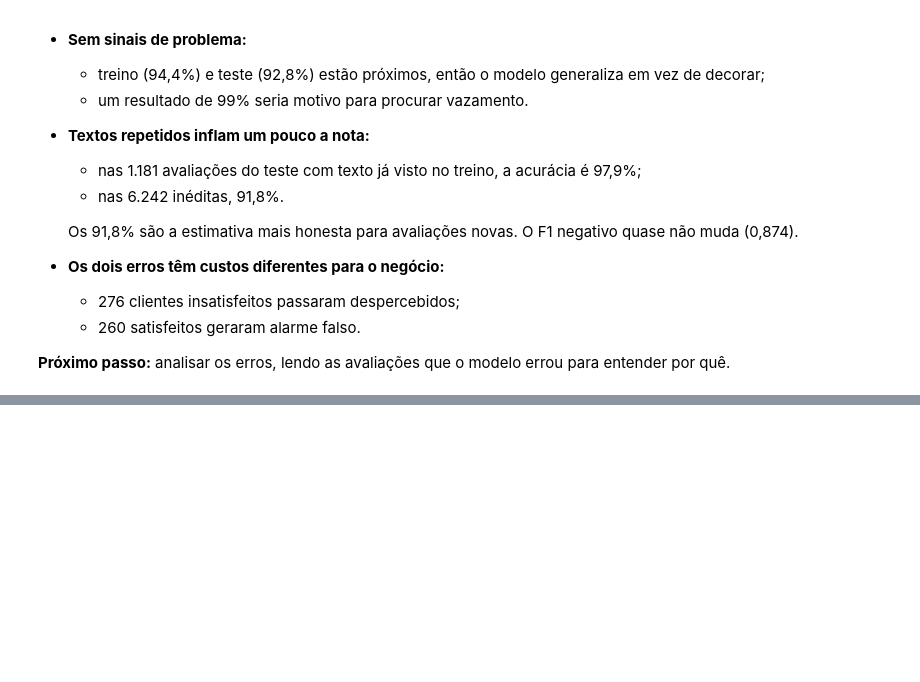
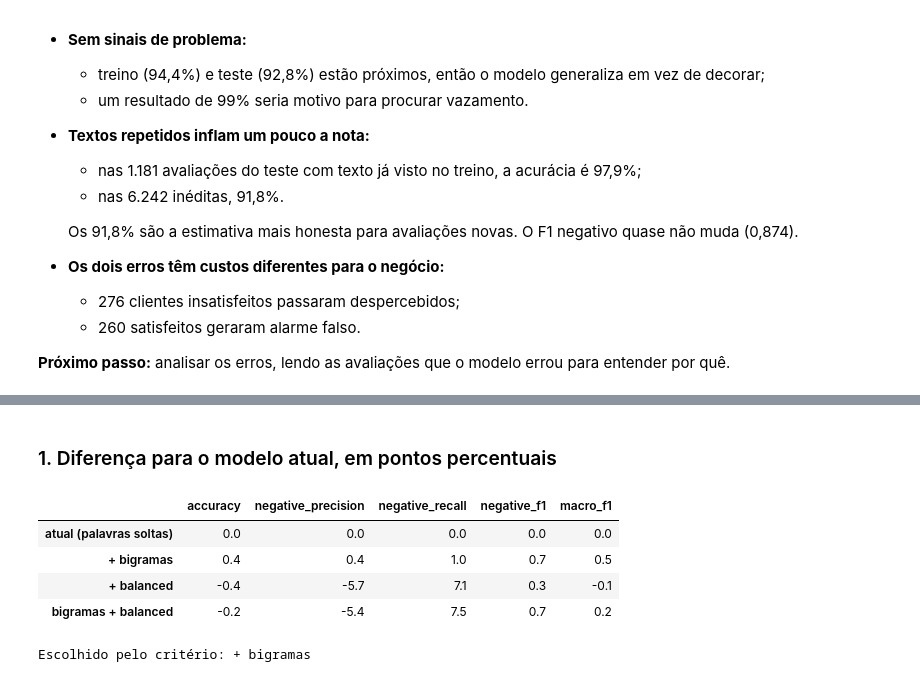
Before and after one commit to baxelin/delivery-ai, a Jupyter notebook: notebooks/v1_sentimento.ipynb, the cells around one changed output, grey strips where cells are left out. Cells and saved outputs as stored; diff of their text form; code cells hidden in the pictures; blank space fills up the shorter version.

```diff
--- a/notebooks/v1_sentimento.ipynb
+++ b/notebooks/v1_sentimento.ipynb
@@ -965,0 +989,18 @@ word_weights[["problema", "problemas", "defeito", "reclamar", "nada"]].round(2).
+# %% [markdown]
+### 1. Diferença para o modelo atual, em pontos percentuais
+# %%
+CURRENT_EXPERIMENT = "atual (palavras soltas)"
+
+(cv_results - cv_results.loc[CURRENT_EXPERIMENT]).mul(100).round(1)
+# %% [output]
+|  | accuracy | negative_precision | negative_recall | negative_f1 | macro_f1 |
+| atual (palavras soltas) | 0.0 | 0.0 | 0.0 | 0.0 | 0.0 |
+| + bigramas | 0.4 | 0.4 | 1.0 | 0.7 | 0.5 |
+| + balanced | -0.4 | -5.7 | 7.1 | 0.3 | -0.1 |
+| bigramas + balanced | -0.2 | -5.4 | 7.5 | 0.7 | 0.2 |
+# %%
+best_experiment = cv_results.sort_values(["negative_f1", "macro_f1"], ascending=False).index[0]
+
+print(f"Escolhido pelo critério: {best_experiment}")
+# %% [output]
+Escolhido pelo critério: + bigramas
```
Also changed, not shown: parts of 34 cells of this notebook.
